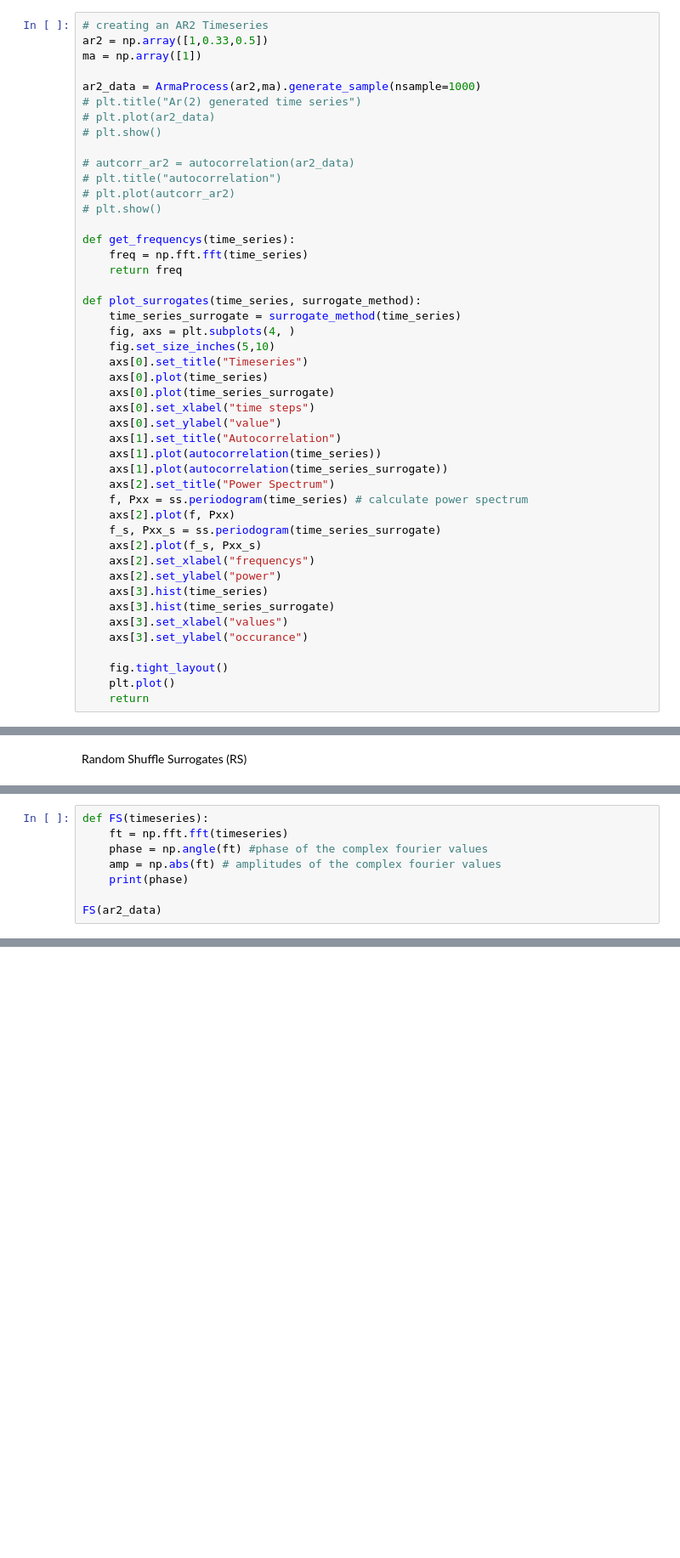
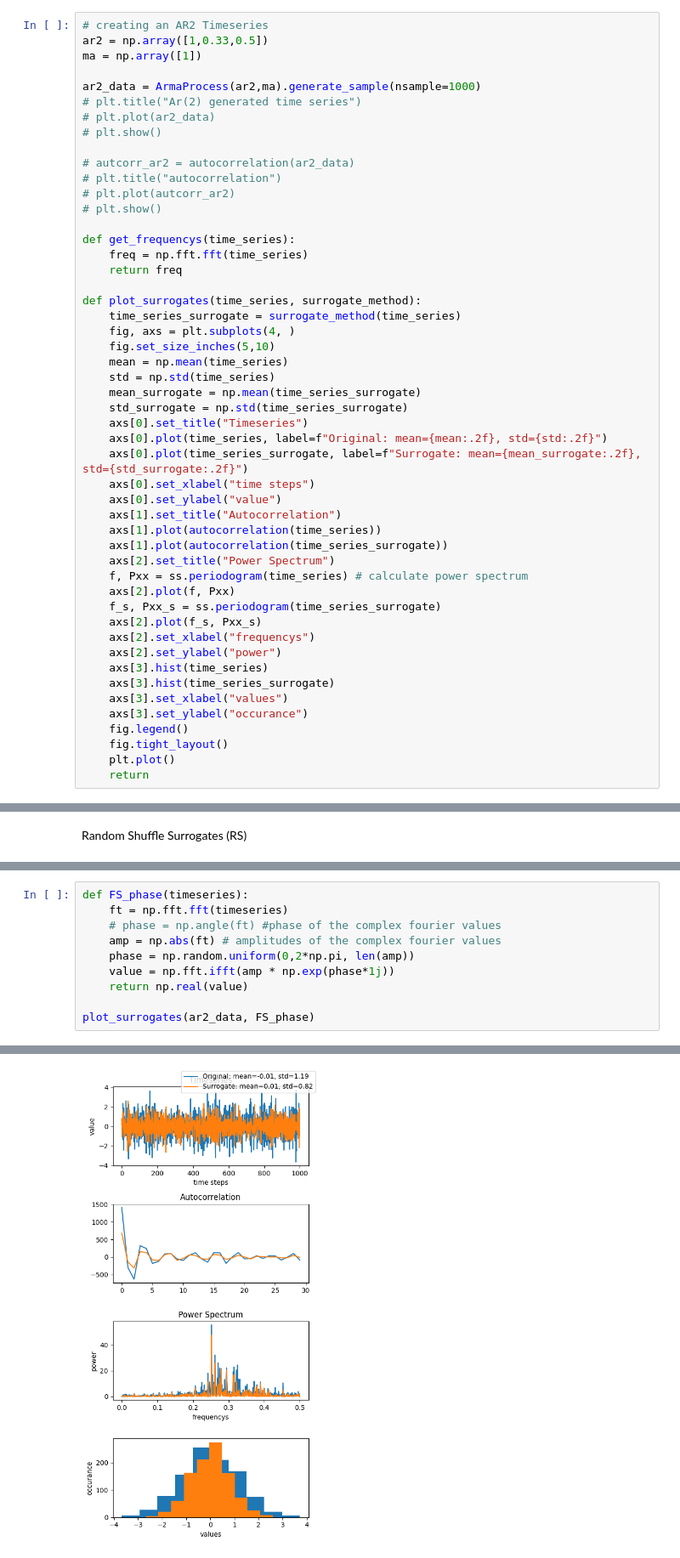
Before and after one commit to LucaGawa/Surrogates, a Jupyter notebook: surrogates.ipynb, the cells around one changed output, grey strips where cells are left out. Shown: that part at 85% size. Cells and saved outputs as stored; diff of their text form; blank space fills up the shorter version.

Commit message:
added phase fouier surrogate

```diff
--- a/surrogates.ipynb
+++ b/surrogates.ipynb
@@ -33,9 +33,13 @@ def plot_surrogates(time_series, surrogate_method):
     time_series_surrogate = surrogate_method(time_series)
     fig, axs = plt.subplots(4, )
     fig.set_size_inches(5,10)
+    mean = np.mean(time_series)
+    std = np.std(time_series)
+    mean_surrogate = np.mean(time_series_surrogate)
+    std_surrogate = np.std(time_series_surrogate)
     axs[0].set_title("Timeseries")
-    axs[0].plot(time_series)
-    axs[0].plot(time_series_surrogate)
+    axs[0].plot(time_series, label=f"Original: mean={mean:.2f}, std={std:.2f}")
+    axs[0].plot(time_series_surrogate, label=f"Surrogate: mean={mean_surrogate:.2f}, std={std_surrogate:.2f}")
     axs[0].set_xlabel("time steps")
     axs[0].set_ylabel("value")
     axs[1].set_title("Autocorrelation")
@@ -52,7 +56,7 @@ def plot_surrogates(time_series, surrogate_method):
     axs[3].hist(time_series_surrogate)
     axs[3].set_xlabel("values")
     axs[3].set_ylabel("occurance")
-
+    fig.legend()
     fig.tight_layout()
     plt.plot()
     return
@@ -75,9 +77,11 @@ plot_surrogates(ar2_data, RS)
 # %%
-def FS(timeseries):
+def FS_phase(timeseries):
     ft = np.fft.fft(timeseries)
-    phase = np.angle(ft) #phase of the complex fourier values
+    # phase = np.angle(ft) #phase of the complex fourier values
     amp = np.abs(ft) # amplitudes of the complex fourier values
-    print(phase)
+    phase = np.random.uniform(0,2*np.pi, len(amp))
+    value = np.fft.ifft(amp * np.exp(phase*1j))
+    return np.real(value)
 
-FS(ar2_data)
+plot_surrogates(ar2_data, FS_phase)
 # %% [output]
@@ -100,0 +88 @@ FS(ar2_data)
+[figure, added]
```
Also changed, not shown: parts of 3 cells of this notebook.
